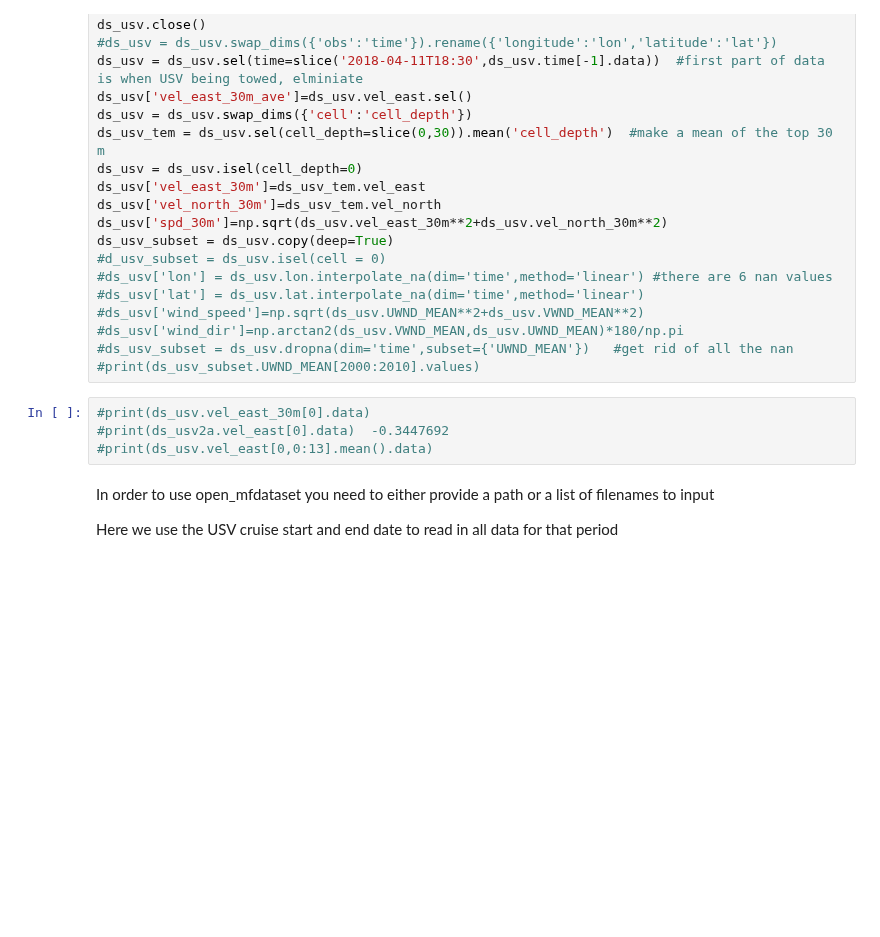
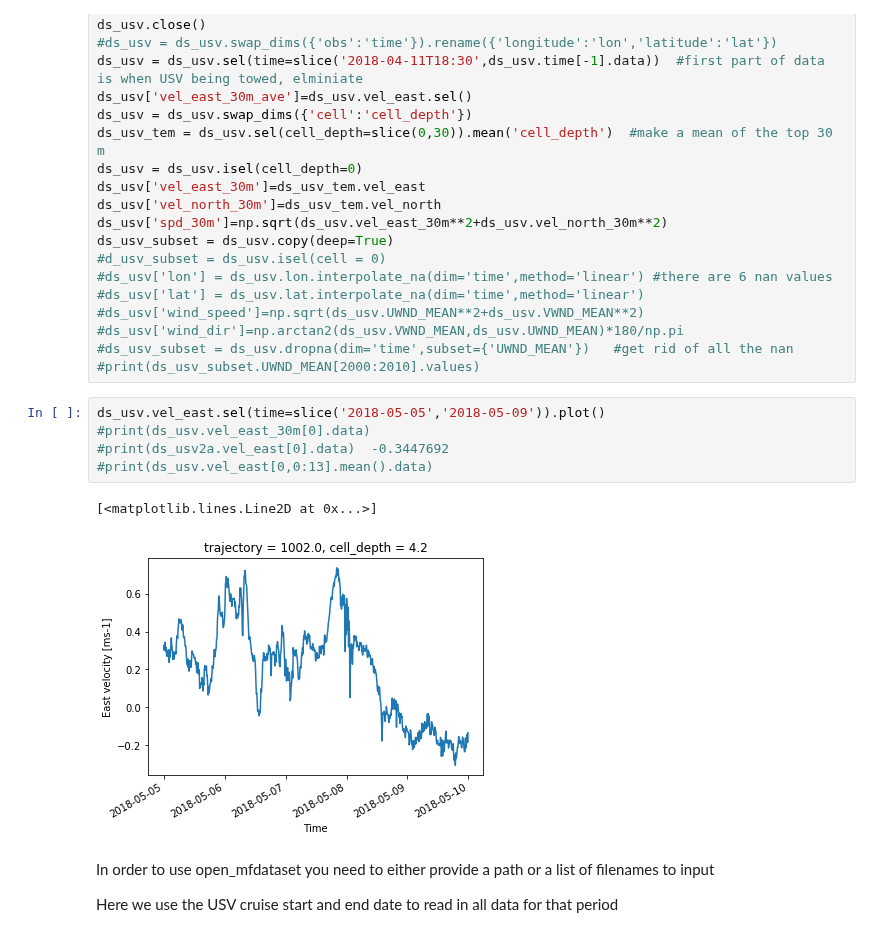
Before and after one commit to cgentemann/Saildrone, a Jupyter notebook: sat_collocation/Collocate_Saildrone_with_oscar_ocean_currents.ipynb, the cells around one changed output. Drawn from its saved outputs; the diff is of its cells as text; blank space fills up the shorter version.

Commit message:
making figures, working on goes

```diff
--- a/sat_collocation/Collocate_Saildrone_with_oscar_ocean_currents.ipynb
+++ b/sat_collocation/Collocate_Saildrone_with_oscar_ocean_currents.ipynb
@@ -41,9 +41,13 @@ ds_usv_subset = ds_usv.copy(deep=True)
 #ds_usv_subset = ds_usv.dropna(dim='time',subset={'UWND_MEAN'})   #get rid of all the nan
 #print(ds_usv_subset.UWND_MEAN[2000:2010].values)
 # %%
+ds_usv.vel_east.sel(time=slice('2018-05-05','2018-05-09')).plot()
 #print(ds_usv.vel_east_30m[0].data)
 #print(ds_usv2a.vel_east[0].data)  -0.3447692
 #print(ds_usv.vel_east[0,0:13].mean().data)
+# %% [output]
+[<matplotlib.lines.Line2D at 0x...>]
+[figure, added]
 # %% [markdown]
 In order to use open_mfdataset you need to either provide a path or a list of filenames to input
 
```
Also changed, not shown: parts of 2 cells of this notebook, 3 other files.
